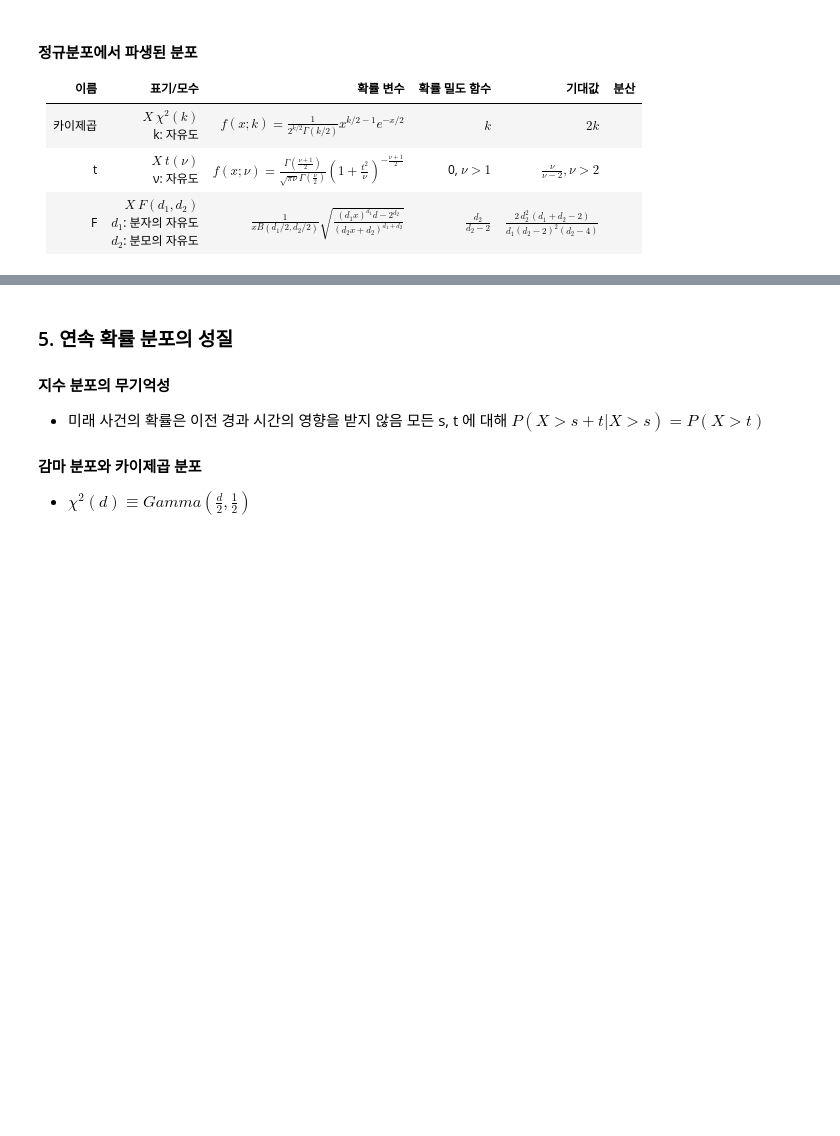
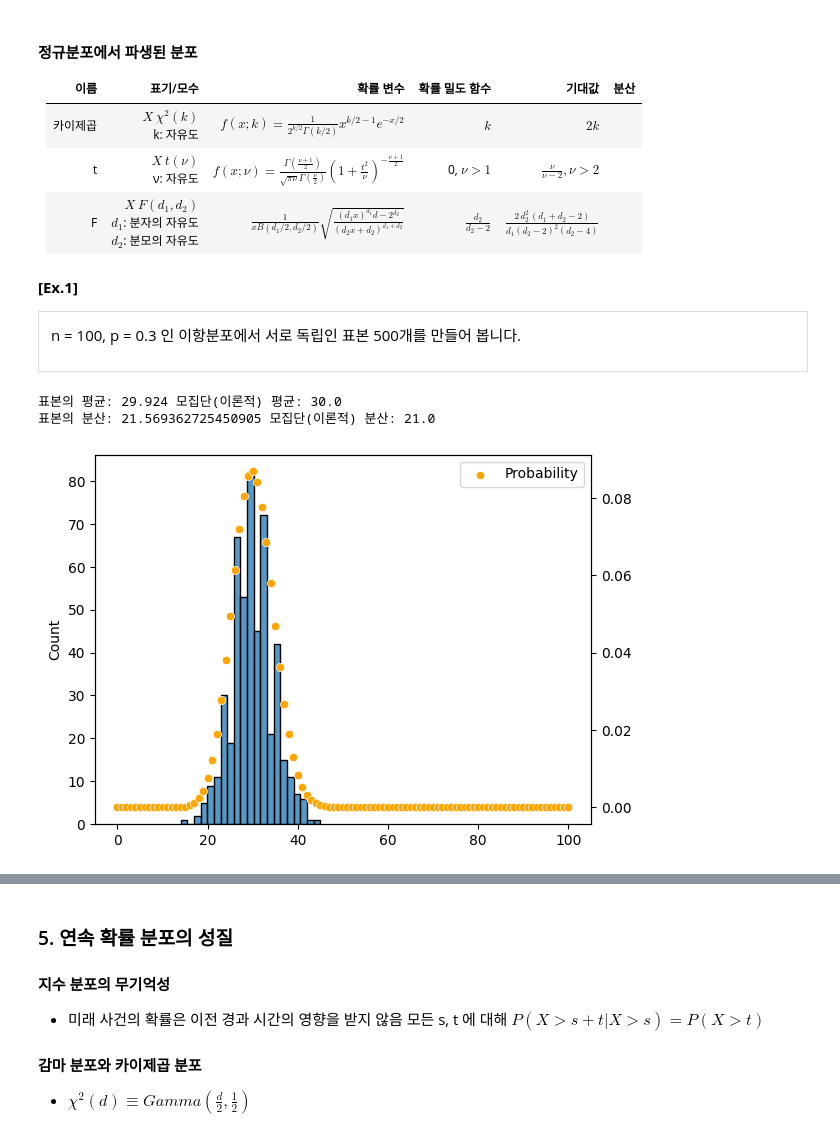
Before and after one commit to sunkusun9/DS_Lv3_elearning, a Jupyter notebook: 2-2 확률 분포.ipynb, the cells around one changed output, grey strips where cells are left out. Cells and saved outputs as stored; diff of their text form; code cells hidden in the pictures; blank space fills up the shorter version.

```diff
--- a/2-2 확률 분포.ipynb
+++ b/2-2 확률 분포.ipynb
@@ -155,0 +174,24 @@ $Bin(np)\approx Pois(np)$
+# %% [markdown]
+**[Ex.1]**
+
+<div style="border: 1px solid #ddd; padding: 12px; margin-top: 10px">
+
+n = 100, p = 0.3 인 이항분포에서 서로 독립인 표본 500개를 만들어 봅니다.
+
+</div>
+# %%
+n = 100 # 베르누이 시행의 수
+p = 0.3 # 결과가 1일 확률
+X = binom.rvs(n, p, size=500, random_state=123)
+print("표본의 평균:", np.mean(X), "모집단(이론적) 평균:", n * p)
+print("표본의 분산:", np.var(X, ddof=1), "모집단(이론적) 분산:", n * p * (1 - p))
+sns.histplot(X)
+sns.scatterplot(
+    x=np.arange(0, 101),
+    y=binom.pmf(np.arange(0, 101), n, p),
+    ax=plt.gca().twinx(), color='orange', label='Probability')
+plt.show()
+# %% [output]
+표본의 평균: 29.924 모집단(이론적) 평균: 30.0
+표본의 분산: 21.569362725450905 모집단(이론적) 분산: 21.0
+[figure, added]
```
Also changed, not shown: parts of 12 cells of this notebook, 7 other files.
